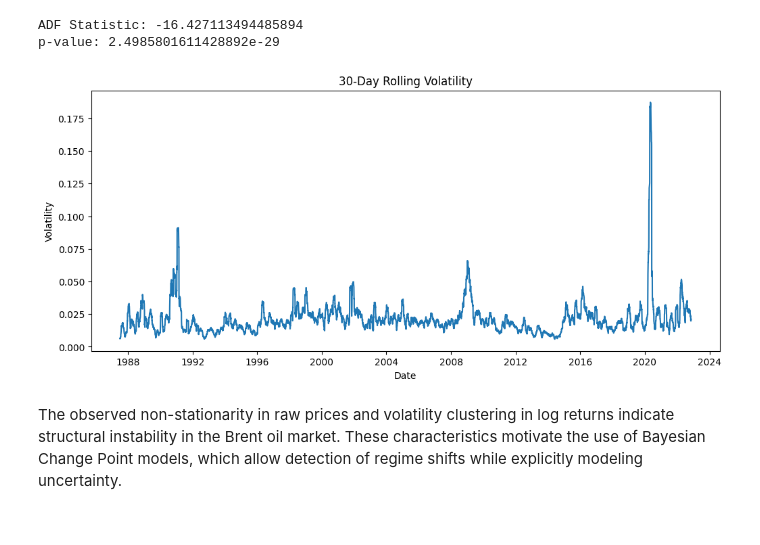
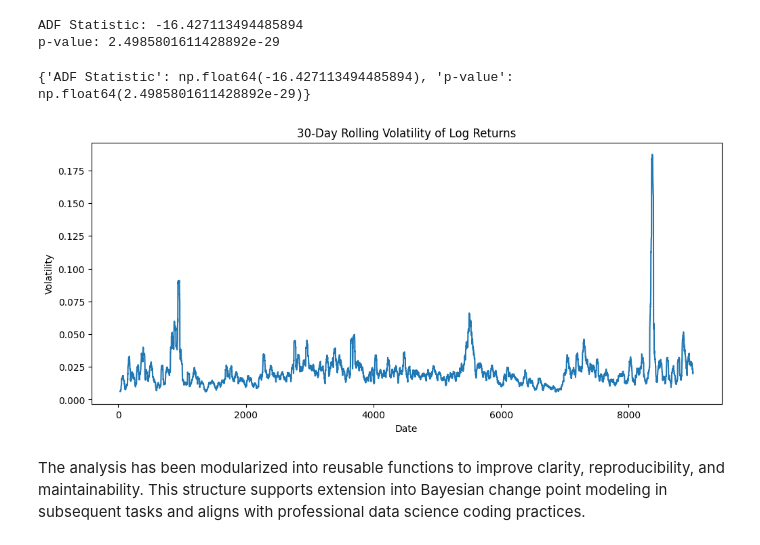
Before and after one commit to H-han221/brent-oil-bayesian-change-point-analysis_week_10, a Jupyter notebook: notebooks/01_task1_eda_and_model_understanding.ipynb, the cells around one changed output. Saved outputs shown, nothing was run; the diff lists cells and outputs as text; code cells hidden in the pictures.

```diff
--- a/notebooks/01_task1_eda_and_model_understanding.ipynb
+++ b/notebooks/01_task1_eda_and_model_understanding.ipynb
@@ -65,14 +65,3 @@ print("p-value:", adf_result[1])
 # %% [output]
 ADF Statistic: -16.427113494485894
 p-value: 2.4985801611428892e-29
-# %%
-df['rolling_std'] = df['log_return'].rolling(window=30).std()
-
-plt.figure(figsize=(12,5))
-plt.plot(df.index, df['rolling_std'])
-plt.title("30-Day Rolling Volatility")
-plt.xlabel("Date")
-plt.ylabel("Volatility")
-plt.show()
-# %% [output]
-[figure, removed]
@@ -79,2 +80,36 @@ plt.show()
+# %%
+def compute_log_returns(df, price_col="Price"):
+    if price_col not in df.columns:
+        raise ValueError(f"{price_col} column not found.")
+    log_returns = np.log(df[price_col]) - np.log(df[price_col].shift(1))
+    return log_returns.dropna()
+# %%
+def plot_rolling_volatility(series, window=30):
+    rolling_vol = series.rolling(window).std()
+    plt.figure(figsize=(12,5))
+    plt.plot(rolling_vol)
+    plt.title(f"{window}-Day Rolling Volatility of Log Returns")
+    plt.xlabel("Date")
+    plt.ylabel("Volatility")
+    plt.show()
+# %%
+def adf_test(series):
+    result = adfuller(series)
+    return {
+        "ADF Statistic": result[0],
+        "p-value": result[1]
+    }
+# %%
+df = pd.read_csv("../data/BrentOilPrices.csv")
+
+log_returns = compute_log_returns(df)
+
+adf_results = adf_test(log_returns)
+print(adf_results)
+
+plot_rolling_volatility(log_returns)
+# %% [output]
+{'ADF Statistic': np.float64(-16.427113494485894), 'p-value': np.float64(2.4985801611428892e-29)}
+[figure, added]
 # %% [markdown]
-The observed non-stationarity in raw prices and volatility clustering in log returns indicate structural instability in the Brent oil market. These characteristics motivate the use of Bayesian Change Point models, which allow detection of regime shifts while explicitly modeling uncertainty.
+The analysis has been modularized into reusable functions to improve clarity, reproducibility, and maintainability. This structure supports extension into Bayesian change point modeling in subsequent tasks and aligns with professional data science coding practices.
```
Also changed, not shown: parts of 1 cell of this notebook, 2 other files.
